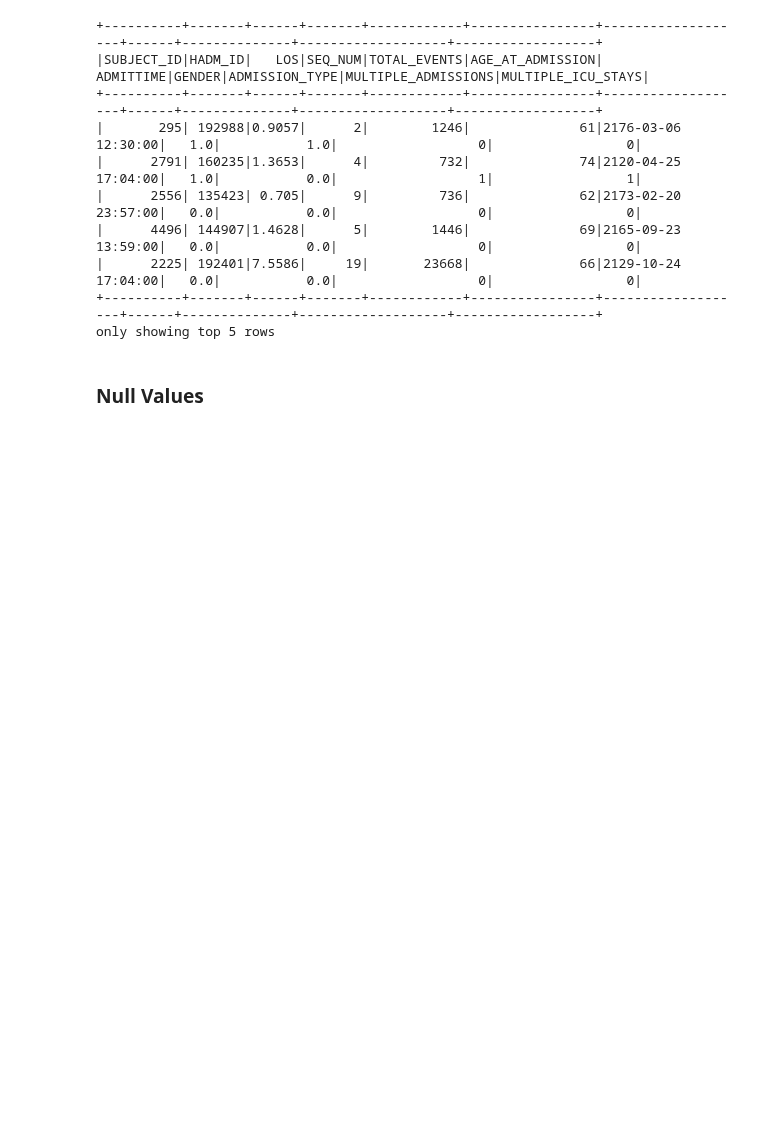
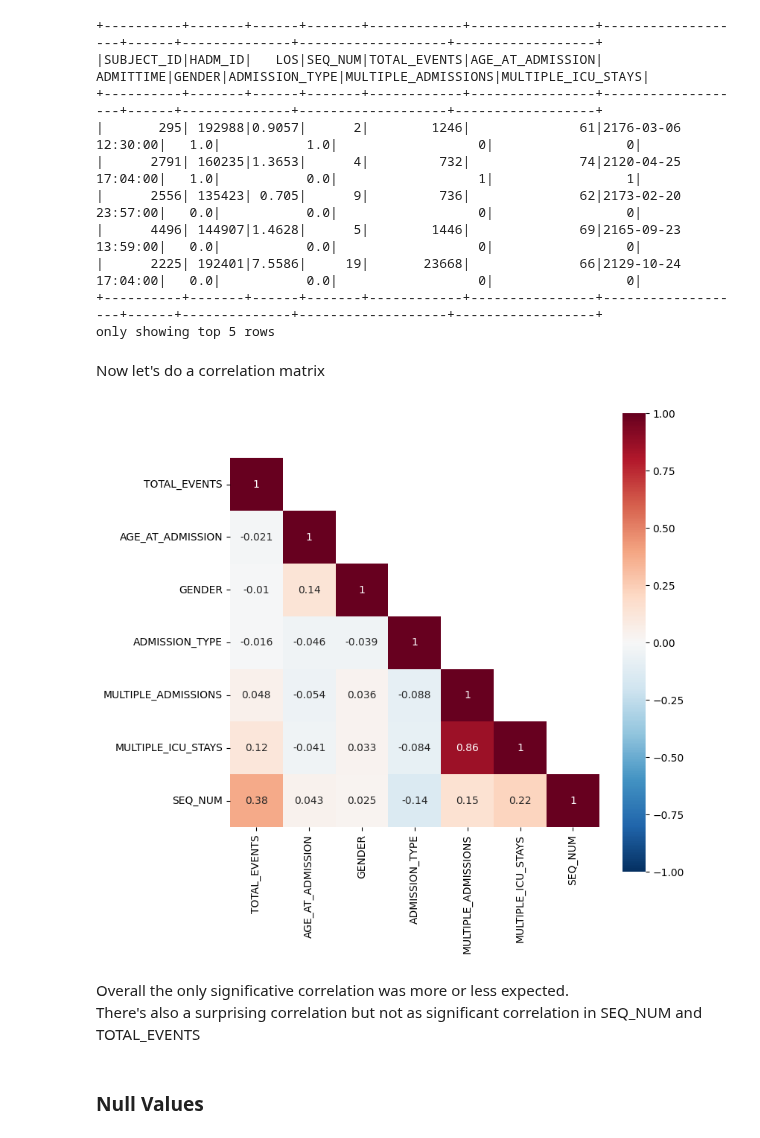
Before and after one commit to DanielaTomas/FCUP-BDCC, a Jupyter notebook: Project-2/data.ipynb, the cells around one changed output. Cells and saved outputs as stored; diff of their text form; code cells hidden in the pictures; blank space fills up the shorter version.

Commit message:
added correlation matrix

```diff
--- a/Project-2/data.ipynb
+++ b/Project-2/data.ipynb
@@ -872,6 +852,30 @@ ds.show(5)
 |      2225| 192401|7.5586|     19|       23668|              66|2129-10-24 17:04:00|   0.0|           0.0|                  0|                 0|
 +----------+-------+------+-------+------------+----------------+-------------------+------+--------------+-------------------+------------------+
 only showing top 5 rows
+# %% [markdown]
+Now let's do a correlation matrix
+# %%
+feature_columns = ["TOTAL_EVENTS", "AGE_AT_ADMISSION", "GENDER", "ADMISSION_TYPE", "MULTIPLE_ADMISSIONS", "MULTIPLE_ICU_STAYS", "SEQ_NUM"]
+
+vector_assembler = VectorAssembler(inputCols=feature_columns, outputCol="features")
+vector_df = vector_assembler.transform(ds).select("features")
+
+correlation_matrix = Correlation.corr(vector_df, "features").head()[0]
+
+corr_matrix_array = np.array(correlation_matrix.toArray())
+
+corr_matrix_df = pd.DataFrame(corr_matrix_array, index=feature_columns, columns=feature_columns)
+
+mask = np.tri(corr_matrix_df.shape[0], dtype=bool)
+
+plt.figure(figsize=(8, 8))
+sns.heatmap(corr_matrix_df, mask=~mask, cmap='RdBu_r', square=True, vmin=-1, vmax=1, annot=True)
+plt.show()
+# %% [output]
+[figure, added]
+# %% [markdown]
+Overall the only significative correlation was more or less expected.
+There's also a surprising correlation but not as significant correlation in SEQ_NUM and TOTAL_EVENTS
 # %% [markdown]
 ### Null Values
 # %%
```
Also changed, not shown: parts of 15 cells of this notebook.
